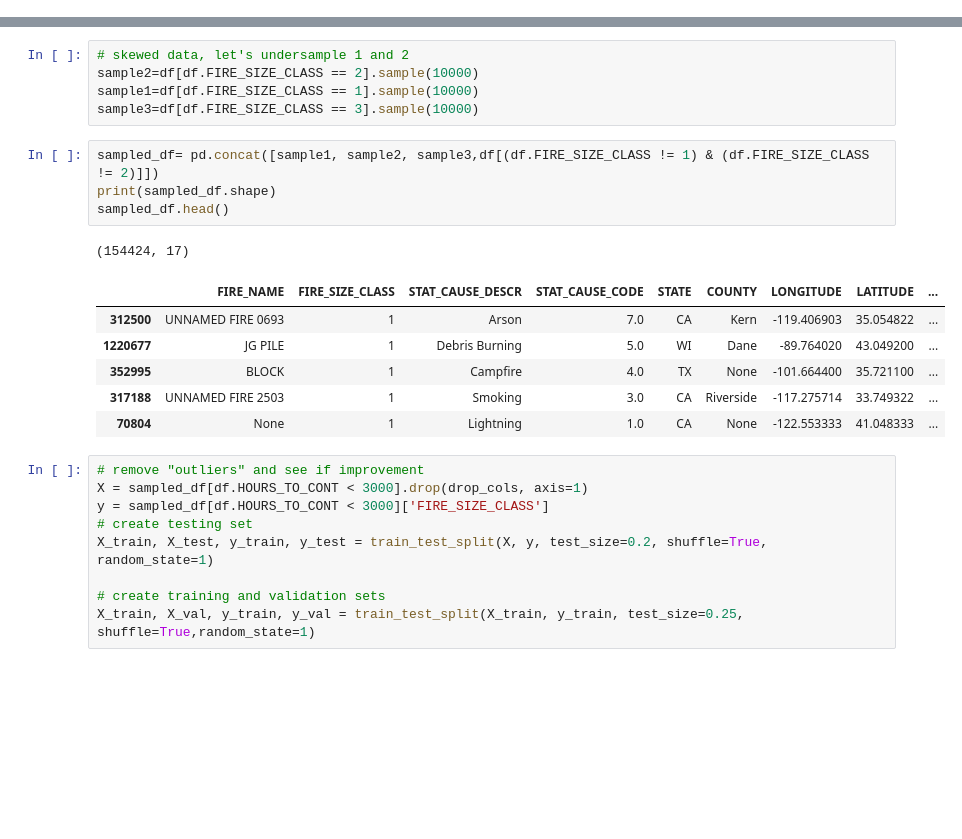
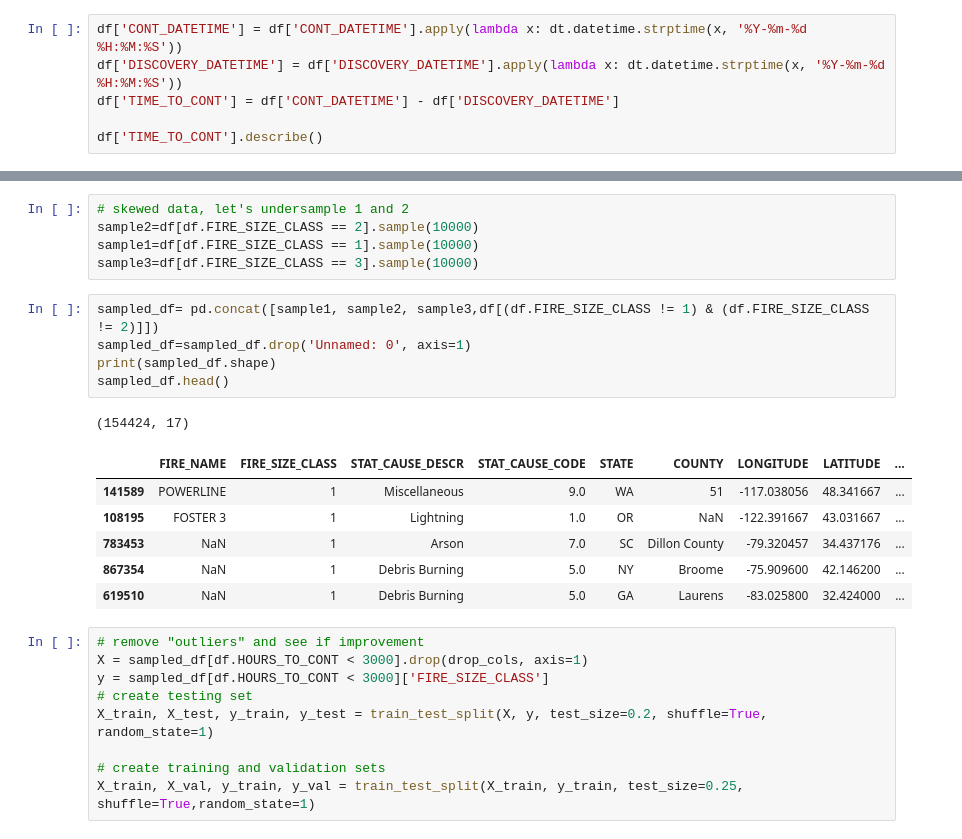
Before and after one commit to li-mc/wildfire_data, a Jupyter notebook: wildfire_test_kai.ipynb, the cells around one changed output, grey strips where cells are left out. Drawn from its saved outputs; the diff is of its cells as text; blank space fills up the shorter version.

```diff
--- a/wildfire_test_kai.ipynb
+++ b/wildfire_test_kai.ipynb
@@ -136,0 +123,6 @@ Name: TIME_TO_CONT, dtype: object
+# %%
+df['CONT_DATETIME'] = df['CONT_DATETIME'].apply(lambda x: dt.datetime.strptime(x, '%Y-%m-%d %H:%M:%S'))
+df['DISCOVERY_DATETIME'] = df['DISCOVERY_DATETIME'].apply(lambda x: dt.datetime.strptime(x, '%Y-%m-%d %H:%M:%S'))
+df['TIME_TO_CONT'] = df['CONT_DATETIME'] - df['DISCOVERY_DATETIME']
+
+df['TIME_TO_CONT'].describe()
@@ -311,16 +283,17 @@ sample1=df[df.FIRE_SIZE_CLASS == 1].sample(10000)
 sample3=df[df.FIRE_SIZE_CLASS == 3].sample(10000)
 # %%
 sampled_df= pd.concat([sample1, sample2, sample3,df[(df.FIRE_SIZE_CLASS != 1) & (df.FIRE_SIZE_CLASS != 2)]])
+sampled_df=sampled_df.drop('Unnamed: 0', axis=1)
 print(sampled_df.shape)
 sampled_df.head()
 # %% [output]
 (154424, 17)
 |  | FIRE_NAME | FIRE_SIZE_CLASS | STAT_CAUSE_DESCR | STAT_CAUSE_CODE | STATE | COUNTY | LONGITUDE | LATITUDE | ... |
-| 312500 | UNNAMED FIRE 0693 | 1 | Arson | 7.0 | CA | Kern | -119.406903 | 35.054822 | ... |
-| 1220677 | JG PILE | 1 | Debris Burning | 5.0 | WI | Dane | -89.764020 | 43.049200 | ... |
-| 352995 | BLOCK | 1 | Campfire | 4.0 | TX | None | -101.664400 | 35.721100 | ... |
-| 317188 | UNNAMED FIRE 2503 | 1 | Smoking | 3.0 | CA | Riverside | -117.275714 | 33.749322 | ... |
-| 70804 | None | 1 | Lightning | 1.0 | CA | None | -122.553333 | 41.048333 | ... |
+| 141589 | POWERLINE | 1 | Miscellaneous | 9.0 | WA | 51 | -117.038056 | 48.341667 | ... |
+| 108195 | FOSTER 3 | 1 | Lightning | 1.0 | OR | NaN | -122.391667 | 43.031667 | ... |
+| 783453 | NaN | 1 | Arson | 7.0 | SC | Dillon County | -79.320457 | 34.437176 | ... |
+| 867354 | NaN | 1 | Debris Burning | 5.0 | NY | Broome | -75.909600 | 42.146200 | ... |
+| 619510 | NaN | 1 | Debris Burning | 5.0 | GA | Laurens | -83.025800 | 32.424000 | ... |
 # %%
 # remove "outliers" and see if improvement
 X = sampled_df[df.HOURS_TO_CONT < 3000].drop(drop_cols, axis=1)
```
Also changed, not shown: parts of 13 cells of this notebook.
